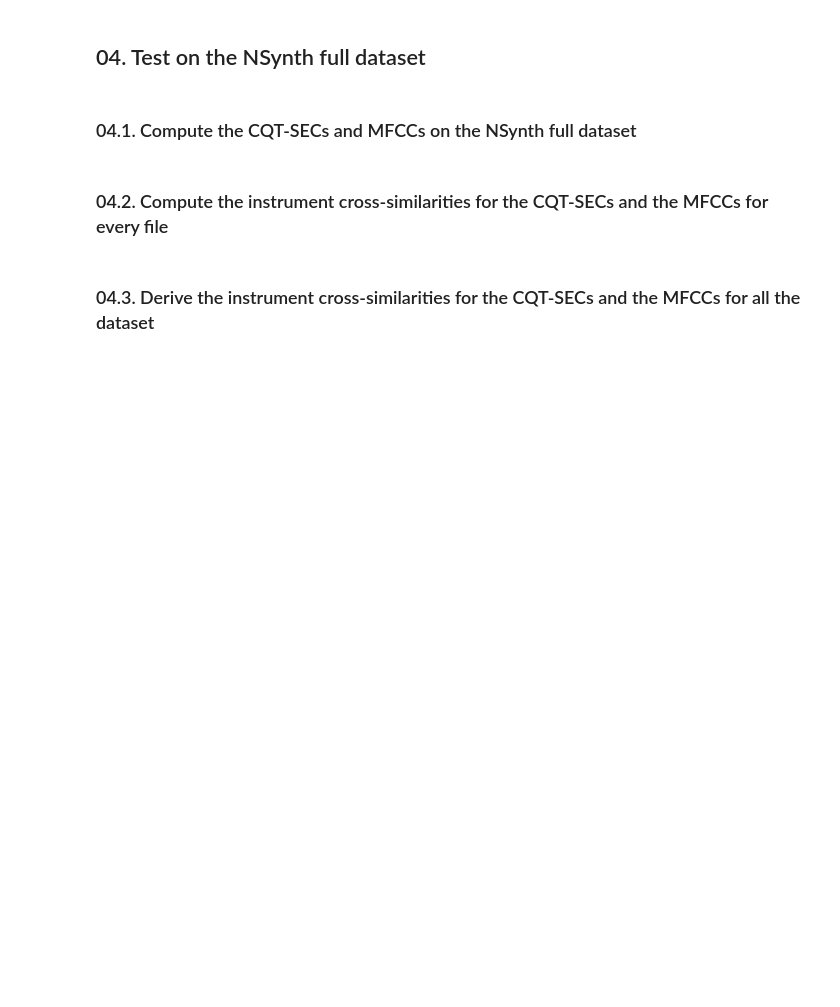
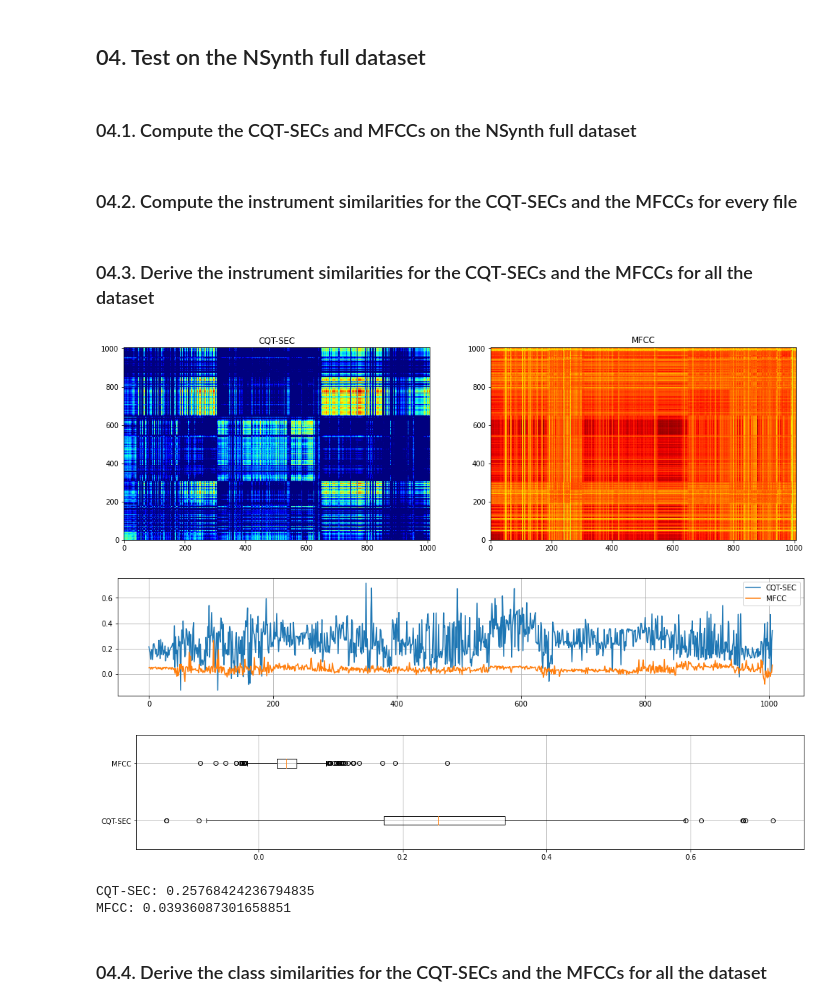
Before and after one commit to zafarrafii/CQHC-Python, a Jupyter notebook: CQT-SEC-Python.ipynb, the cells around one changed output. Drawn from its saved outputs; the diff is of its cells as text; code cells hidden in the pictures; blank space fills up the shorter version.

Commit message:
Finished scripts to compute final instrument similarities.

```diff
--- a/CQT-SEC-Python.ipynb
+++ b/CQT-SEC-Python.ipynb
@@ -1573,12 +1574,12 @@ folder_listdir = os.listdir(folder_path)
 number_files = len(folder_listdir)
 
 # Loop over the files
-k = 0
+i = 0
 for file_name in folder_listdir:
-    k = k+1
+    i = i+1
 
     # Display the name of the file
-    print(f'{k}/{number_files}: {file_name}')
+    print(f'{i}/{number_files}: {file_name}')
 
     # Get the full path to the audio file and load it
     file_path = os.path.join(folder_path, file_name)
@@ -1593,7 +1594,7 @@ for file_name in folder_listdir:
     file_path2 = os.path.join(folder_path2, file_name[0:-4]+'.pkl')
     pickle.dump(audio_dict, open(file_path2,'wb'))
 # %% [markdown]
-### 04.2. Compute the instrument cross-similarities for the CQT-SECs and the MFCCs for every file
+### 04.2. Compute the instrument similarities for the CQT-SECs and the MFCCs for every file
 # %%
 import os
 import pickle
@@ -1610,7 +1611,7 @@ instrument_indices = np.empty(number_files)
 
 # Initialize the previous unique instrument name and the instrument index
 instrument_name0 = '0'
-k = -1
+j = -1
 
 # Loop over the list of files
 for i in range(number_files):
@@ -1621,11 +1622,11 @@ for i in range(number_files):
 
     # Update the instrument counter and previous unique name if it is a new instrument
     if instrument_name != instrument_name0:
-        k = k+1
+        j = j+1
         instrument_name0 = instrument_name
 
     # Update the instrument index
-    instrument_indices[i] = k
+    instrument_indices[i] = j
 
 # Make sure the indices are int
 instrument_indices = instrument_indices.astype(int)
@@ -1691,4 +1692,4 @@ for i in range(0, number_files-1):
         audio_dict = {'cqt-sec': cqtsec_similarities2, 'mfcc': mfcc_similarities2}
         pickle.dump(audio_dict, open(file_path2,'wb'))
 # %% [markdown]
-### 04.3. Derive the instrument cross-similarities for the CQT-SECs and the MFCCs for all the dataset
+### 04.3. Derive the instrument similarities for the CQT-SECs and the MFCCs for all the dataset
@@ -1694,0 +1776,52 @@ for i in range(0, number_files-1):
+# %%
+import matplotlib.pyplot as plt
+
+# Derive the number of pairs of notes used for the similarities for all the pairs of instruments
+note_counters2 = note_counters*note_counters[:, None]
+
+# Normalize the instrument similarity matrices for the CQT-SECs and the MFCCs
+cqtsec_similarities2 = cqtsec_similarities/note_counters2
+mfcc_similarities2 = mfcc_similarities/note_counters2
+
+# Display the instrument similarity matrices
+plt.figure(figsize=(17, 5))
+plt.subplot(1, 2, 1)
+plt.imshow(cqtsec_similarities2, cmap="jet", aspect="auto", vmin=0.5, vmax=1, origin="lower")
+plt.title('CQT-SEC')
+plt.subplot(1, 2, 2)
+plt.imshow(mfcc_similarities2, cmap="jet", aspect="auto", vmin=0.5, vmax=1, origin="lower")
+plt.title('MFCC')
+plt.show()
+
+# Compute the final similarity scores for the CQT-SECs and the MFCCs
+cqtsec_scores = np.diag(cqtsec_similarities2)\
+-(np.sum(cqtsec_similarities2, axis=0)-np.diag(cqtsec_similarities2))/(number_instruments-1)
+mfcc_scores = np.diag(mfcc_similarities2)\
+-(np.sum(mfcc_similarities2, axis=0)-np.diag(mfcc_similarities2))/(number_instruments-1)
+
+# Display the similarity scores
+plt.figure(figsize=(17, 3))
+plt.plot(cqtsec_scores, label='CQT-SEC')
+plt.plot(mfcc_scores, label='MFCC')
+plt.grid()
+plt.legend()
+plt.show()
+
+# Display the distributions for the similarity scores
+plt.figure(figsize=(17, 3))
+plt.boxplot([cqtsec_scores, mfcc_scores], vert=False)
+plt.yticks(np.arange(1, 2+1), ['CQT-SEC', 'MFCC'])
+plt.grid()
+plt.show()
+
+# Display the overall scores
+print(f'CQT-SEC: {np.mean(cqtsec_scores)}')
+print(f'MFCC: {np.mean(mfcc_scores)}')
+# %% [output]
+[figure, added]
+[figure, added]
+[figure, added]
+CQT-SEC: 0.25768424236794835
+MFCC: 0.03936087301658851
+# %% [markdown]
+### 04.4. Derive the class similarities for the CQT-SECs and the MFCCs for all the dataset
```
Also changed, not shown: parts of 2 cells of this notebook.
